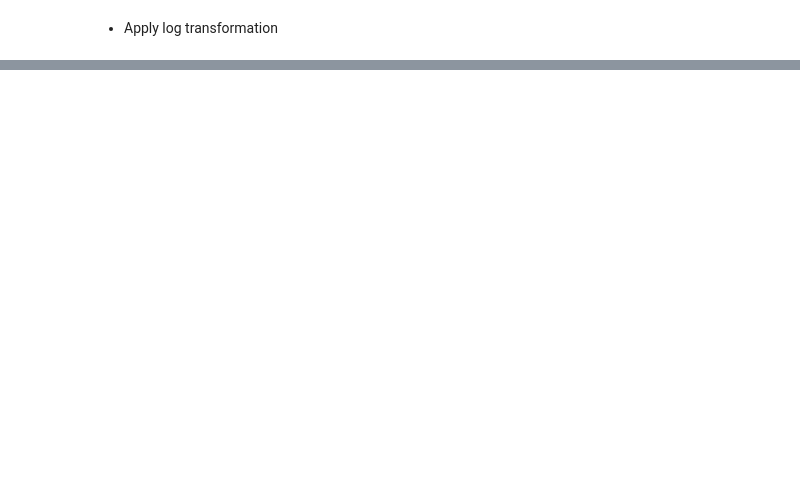
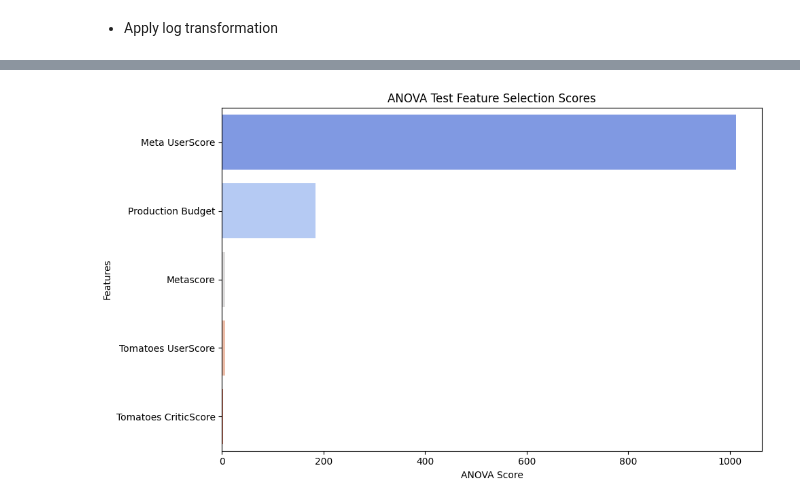
Before and after one commit to truongthuankiet1990gmailcom/Intro2DS---HCMUS---2024, a Jupyter notebook: Data_Modelling/Modelling.ipynb, the cells around one changed output, grey strips where cells are left out. Cells and saved outputs as stored; diff of their text form; code cells hidden in the pictures; blank space fills up the shorter version.

```diff
--- a/Data_Modelling/Modelling.ipynb
+++ b/Data_Modelling/Modelling.ipynb
@@ -246,0 +110,12 @@ R²: 0.5135587095114961
+# %%
+data = data[data['Total Gross'] > 0]
+
+data = data.reset_index(drop=True)
+# %%
+numerical_features = ['Tomatoes CriticScore', 'Tomatoes UserScore',
+                      'Production Budget', 'Metascore', 'Meta UserScore']
+categorical_features = ['Genre', 'Rating', 'Studio', 'Year', 'Month']
+
+
+X = data[numerical_features+categorical_features]
+y = data['Total Gross']
@@ -246,0 +124,25 @@ R²: 0.5135587095114961
+# %%
+X_train_for_select, X_test_for_select, y_train_for_select, y_test_for_select = train_test_split(X, y, test_size=0.2, random_state=42)
+# %%
+from sklearn.feature_selection import f_classif
+
+X_numerical = X_train_for_select[numerical_features]  # Use column names directly
+
+# Fit SelectKBest with chi2
+selector = SelectKBest(f_classif, k=5)
+selector.fit(X_numerical, y_train_for_select)
+
+# Get Chi2 scores
+scores = pd.DataFrame(data=selector.scores_, index=numerical_features, columns=['score'])
+scores = scores.sort_values(by='score', ascending=False)
+
+# Barplot for better visualization
+plt.figure(figsize=(10, 6))
+sns.barplot(x=scores['score'], y=scores.index, palette='coolwarm', hue=scores.index, legend=False)
+plt.title('ANOVA Test Feature Selection Scores')
+plt.xlabel('ANOVA Score')
+plt.ylabel('Features')
+plt.tight_layout()
+plt.show()
+# %% [output]
+[figure, added]
```
Also changed, not shown: parts of 67 cells of this notebook, 3 other files.
